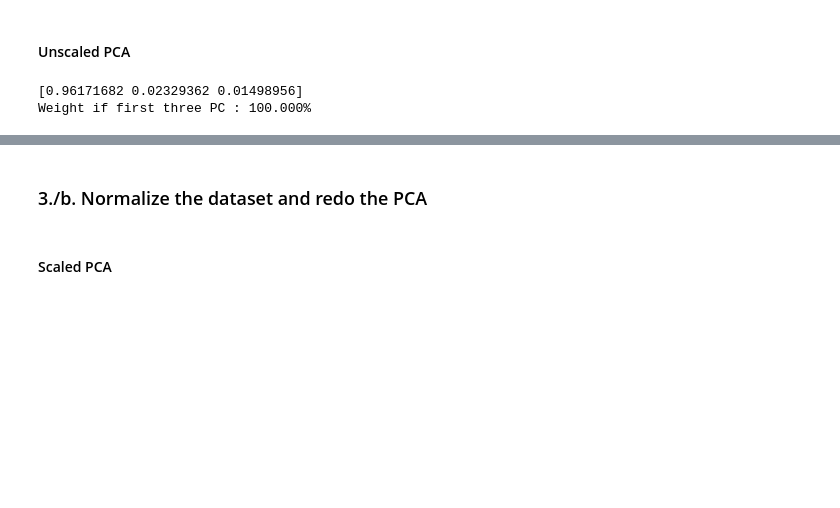
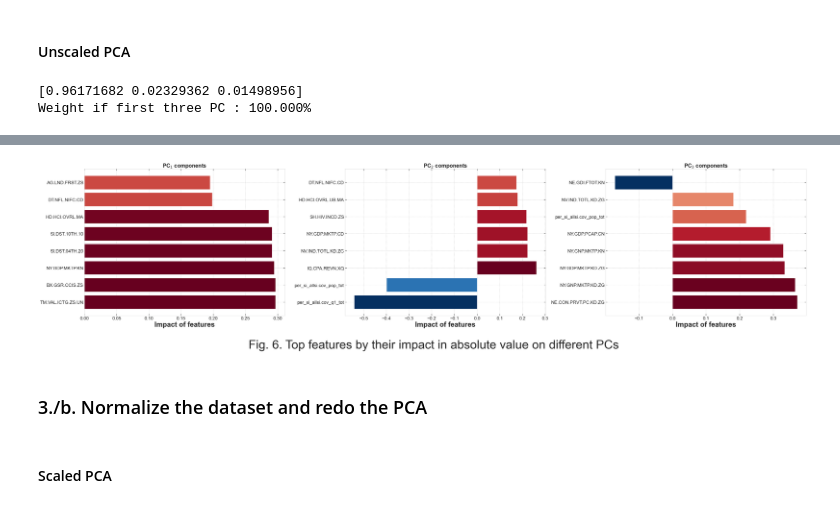
Before and after one commit to masterdesky/ELTE-data-mining-2020, a Jupyter notebook: Homeworks/Week 2/homework_2.ipynb, the cells around one changed output, grey strips where cells are left out. Drawn from its saved outputs; the diff is of its cells as text; code cells hidden in the pictures; blank space fills up the shorter version.

```diff
--- a/Homeworks/Week 2/homework_2.ipynb
+++ b/Homeworks/Week 2/homework_2.ipynb
@@ -652,3 +647,35 @@ def plot_pca_components(pca, features, n_components, save=False):
+# %%
+def pca_components(pca, pc_f_idx, pc_f,
+                   input_title=None):
+
+    nrows = 1
+    ncols = 3
+    fig, axes = plt.subplots(nrows, ncols, figsize=(ncols*16, nrows*10))
+    fig.subplots_adjust(wspace=0.3)
+
+    pca_basis = pca.components_
+    for i in range(ncols):
+        ax = axes[i]
+        x = pc_f[i]
+        y = pca_basis[i][pc_f_idx[i]]
+
+        # Set a colormap for bars
+        # Color bars by their value using a diverging cmap
+        # Color
+        y_norm = np.array([e/np.abs(np.min(y)) if e < 0 else e/np.abs(np.max(y)) for e in y])
+        m = interp1d([-1, 1], [0, 1])
+        colors = cm.RdBu_r(m(y_norm))
+        ax.barh(x, y,
+                color=colors, align='center')
+
+        ax.set_title('PC$_{{{0}}}$ components'.format(i+1), fontsize=axistitlesize, fontweight='bold')
+        ax.set_xlabel('Impact of features', fontsize=axislabelsize, fontweight='bold')
+        ax.tick_params(axis='both', which='major', labelsize=axisticksize)
+
+    fig.suptitle(input_title,
+                 fontsize=axistitlesize+25, y=0.0)
+
+    plt.show()
 # %% [markdown]
 #### Unscaled PCA
 # %%
@@ -666,3 +693,11 @@ plot_pca_scatter(X_pca=X_pca, input_title=input_title, zoom=13)
+# %%
+# Get the list of the N most impactful features in absolute values
+pc_f_idx, pc_f = get_impactful_features(pca, features, get_n=8)
+# %%
+pca_components(pca, pc_f_idx, pc_f,
+               input_title='Fig. 6. Top features by their impact in absolute value on different PCs')
+# %% [output]
+[figure, added]
 # %% [markdown]
 ### 3./b. Normalize the dataset and redo the PCA
 # %% [markdown]
```
Also changed, not shown: parts of 18 cells of this notebook.
